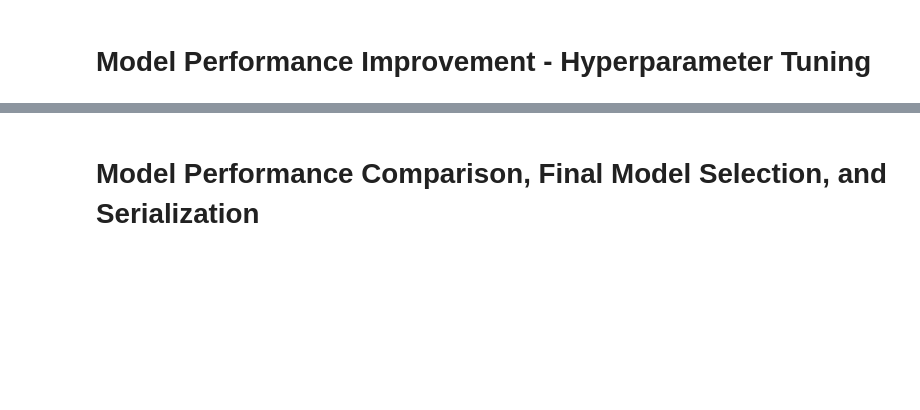
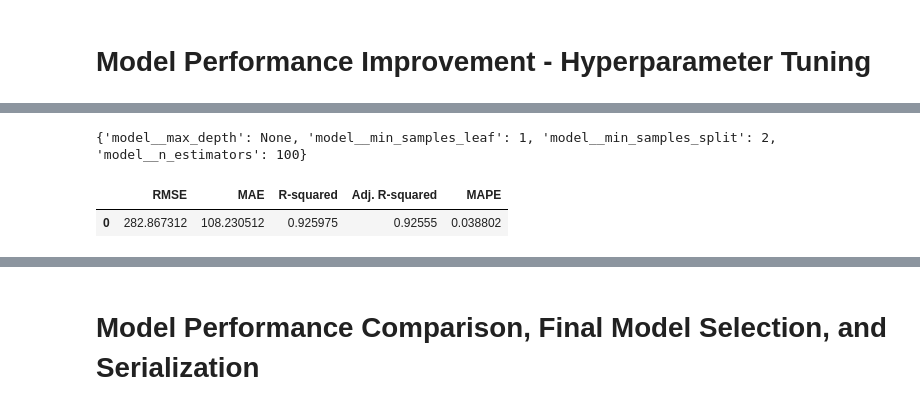
Before and after one commit to gs24/AIML, a Jupyter notebook: model_deployment/Full_Code_SuperKart_Model_Deployment_Project_Notebook.ipynb, the cells around one changed output, grey strips where cells are left out. Cells and saved outputs as stored; diff of their text form; code cells hidden in the pictures; blank space fills up the shorter version.

```diff
--- a/model_deployment/Full_Code_SuperKart_Model_Deployment_Project_Notebook.ipynb
+++ b/model_deployment/Full_Code_SuperKart_Model_Deployment_Project_Notebook.ipynb
@@ -293,0 +786,11 @@ The ML models to be built can be any two out of the following:
+# %%
+grid_search = GridSearchCV(
+    estimator=grid_search_cv_pipeline,
+    param_grid=paramaters_to_be_tuned,
+    scoring=rmse_scorer,
+    cv=5, #number of folds
+    n_jobs=-1, #use all processors
+    verbose=1
+    )
+# %%
+grid_search.fit(X_train, y_train)
@@ -293,0 +816,15 @@ The ML models to be built can be any two out of the following:
+# %%
+#Best Parameters from Grid Search
+best_params = grid_search.best_params_
+best_model = grid_search.best_estimator_
+# %%
+print(best_params)
+# %% [output]
+{'model__max_depth': None, 'model__min_samples_leaf': 1, 'model__min_samples_split': 2, 'model__n_estimators': 100}
+# %%
+gb_model_performance= model_performance_regression(best_model, X_val, y_val)
+# %%
+gb_model_performance
+# %% [output]
+|  | RMSE | MAE | R-squared | Adj. R-squared | MAPE |
+| 0 | 282.867312 | 108.230512 | 0.925975 | 0.92555 | 0.038802 |
```
Also changed, not shown: parts of 94 cells of this notebook, 10 other files.
